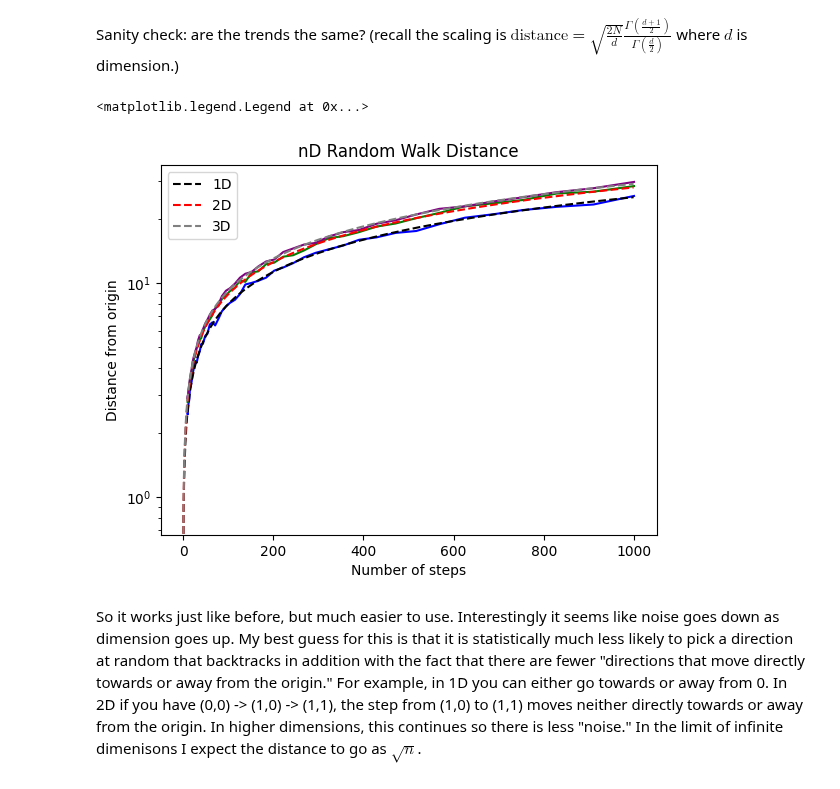
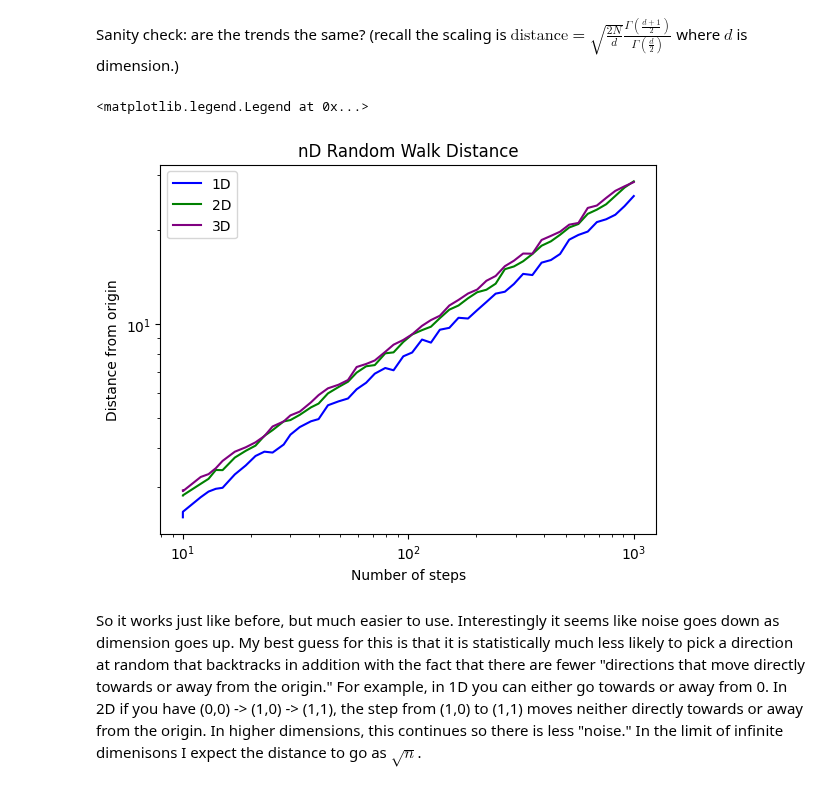
Before and after one commit to noahchanoah/thesis, a Jupyter notebook: RandomWalk.ipynb, the cells around one changed output. Saved outputs shown, nothing was run; the diff lists cells and outputs as text; code cells hidden in the pictures.

Commit message:
Fix scaling for normal RW

```diff
--- a/RandomWalk.ipynb
+++ b/RandomWalk.ipynb
@@ -344,25 +344,26 @@ dim_ten = [rw_avg_distance(int(step),number_of_trials,10) for step in np.logspac
 dim_hundred = [rw_avg_distance(int(step),number_of_trials,100) for step in np.logspace(1,math.log10(number_of_steps),logspacing)]
 # %%
 #plot them with the theory curves
+plt.xscale("log")
 plt.yscale("log")
-plt.plot(steps, dim_one, color="blue") #1D data
-plt.plot(steps, dim_two, color="green") #2D data
-plt.plot(steps, dim_three, color="purple") #3D data
+plt.plot(steps, dim_one, color="blue", label="1D") #1D data
+plt.plot(steps, dim_two, color="green", label="2D") #2D data
+plt.plot(steps, dim_three, color="purple", label="3D") #3D data
 #plt.plot(steps, dim_three, color="purple") #3D data
 #plt.plot(steps, dim_ten, color="orange") #10D data
 #plt.plot(steps, dim_hundred, color="blue") #100D data
-plt.plot([x for x in np.arange(1000)], [sqrt_scaling(1)*math.sqrt(x) for x in np.arange(1000)], color="black", label="1D", linestyle="dashed") #1D theory
-plt.plot([x for x in np.arange(1000)], [sqrt_scaling(2)*math.sqrt(x) for x in np.arange(1000)], color="red", label="2D", linestyle="dashed") #2D theory
-plt.plot([x for x in np.arange(1000)], [sqrt_scaling(3)*math.sqrt(x) for x in np.arange(1000)], color="gray", label="3D", linestyle="dashed") #3D theory
+#plt.plot([x for x in np.arange(1000)], [sqrt_scaling(1)*math.sqrt(x) for x in np.arange(1000)], color="black", label="1D", linestyle="dashed") #1D theory
+#plt.plot([x for x in np.arange(1000)], [sqrt_scaling(2)*math.sqrt(x) for x in np.arange(1000)], color="red", label="2D", linestyle="dashed") #2D theory
+#plt.plot([x for x in np.arange(1000)], [sqrt_scaling(3)*math.sqrt(x) for x in np.arange(1000)], color="gray", label="3D", linestyle="dashed") #3D theory
 #plt.plot([x for x in np.arange(1000)], [sqrt_scaling(10)*math.sqrt(x) for x in np.arange(1000)], color="green", label="10D", linestyle="dashed") #10D theory
 #plt.plot([x for x in np.arange(1000)], [sqrt_scaling(100)*math.sqrt(x) for x in np.arange(1000)], color="orange", label="100D", linestyle="dashed") #100D theory
 plt.title("nD Random Walk Distance")
 plt.xlabel("Number of steps")
 plt.ylabel("Distance from origin")
 plt.legend()
 # %% [output]
 <matplotlib.legend.Legend at 0x...>
-[figure, old version]
+[figure, new version]
 # %% [markdown]
 So it works just like before, but much easier to use. Interestingly it seems like noise goes down as dimension goes up. My best guess for this is that it is statistically much less likely to pick a direction at random that backtracks in addition with the fact that there are fewer "directions that move directly towards or away from the origin." For example, in 1D you can either go towards or away from 0. In 2D if you have (0,0) -> (1,0) -> (1,1), the step from (1,0) to (1,1) moves neither directly towards or away from the origin. In higher dimensions, this continues so there is less "noise." In the limit of infinite dimenisons I expect the distance to go as $\sqrt{n}$.
 # %% [markdown]
```
Also changed, not shown: parts of 1 cell of this notebook.
